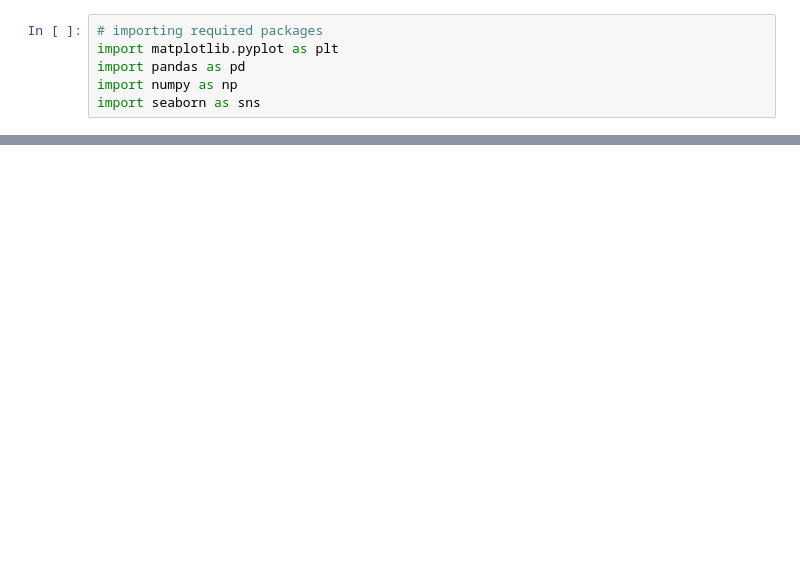
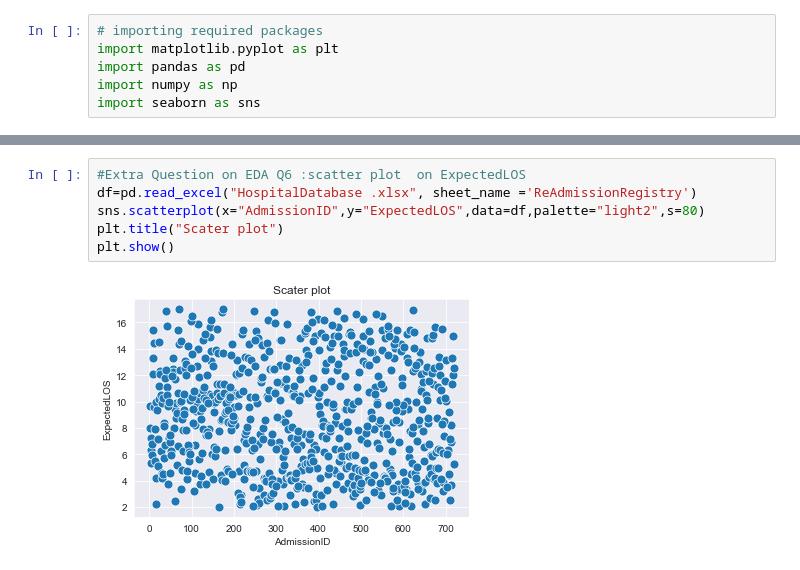
Before and after one commit to KalyaniKurakula/NumpyWarriors1, a Jupyter notebook: Hackthon/NumpyWarriors_ExtraEDA.ipynb, the cells around one changed output, grey strips where cells are left out. Saved outputs shown, nothing was run; the diff lists cells and outputs as text; blank space fills up the shorter version.

```diff
--- a/Hackthon/NumpyWarriors_ExtraEDA.ipynb
+++ b/Hackthon/NumpyWarriors_ExtraEDA.ipynb
@@ -19,0 +80,8 @@ fig.show()
+# %%
+#Extra Question on EDA Q6 :scatter plot  on ExpectedLOS
+df=pd.read_excel("HospitalDatabase .xlsx", sheet_name ='ReAdmissionRegistry')
+sns.scatterplot(x="AdmissionID",y="ExpectedLOS",data=df,palette="light2",s=80)
+plt.title("Scater plot")
+plt.show()
+# %% [output]
+[figure, added]
```
Also changed, not shown: parts of 5 cells of this notebook, 1 other file.
